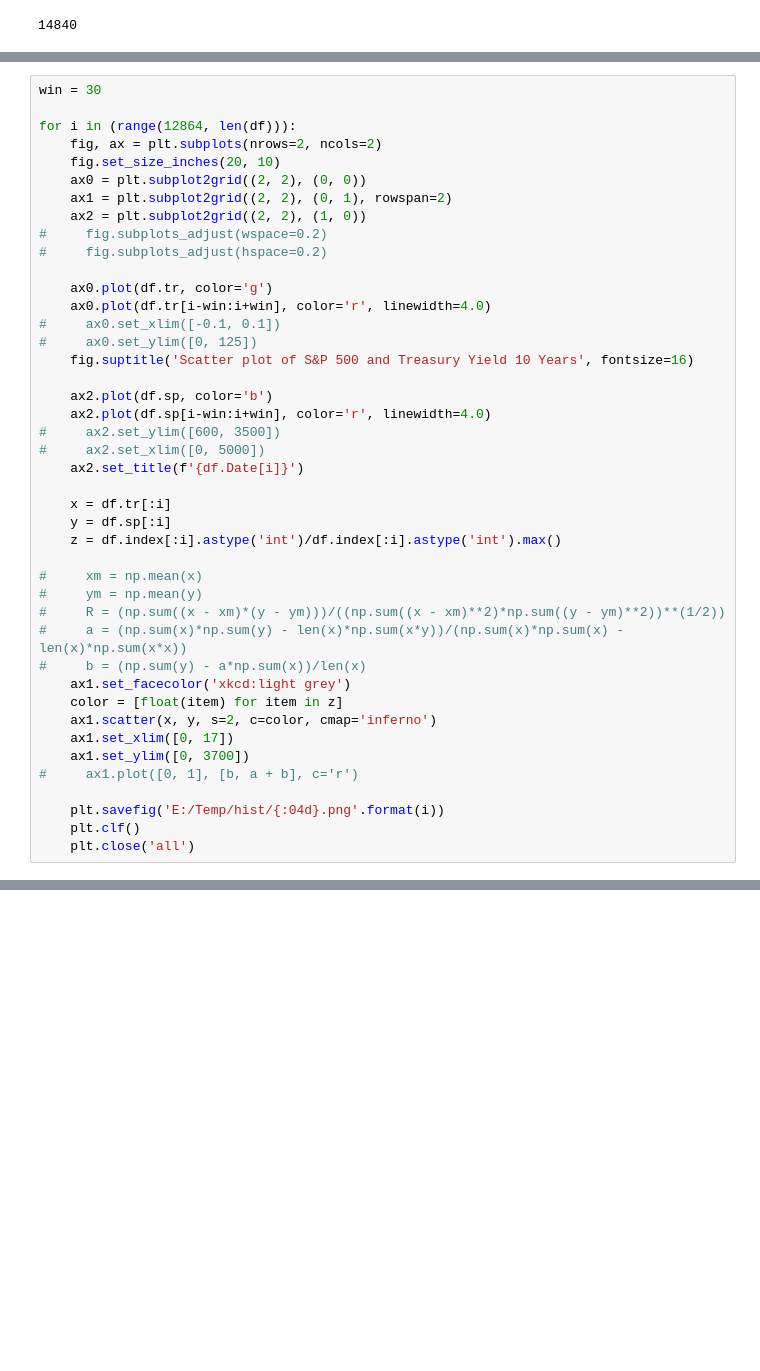
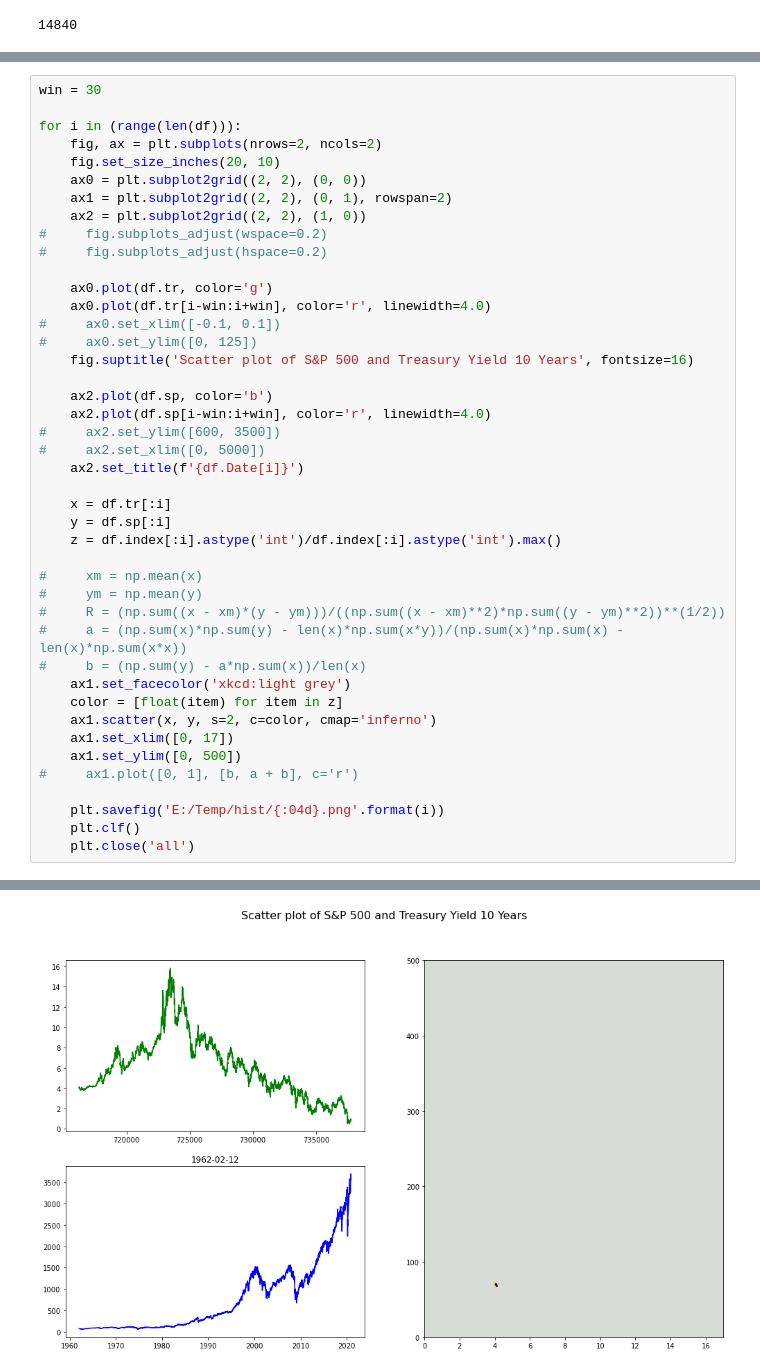
Before and after one commit to ksn38/fin, a Jupyter notebook: sptr.ipynb, the cells around one changed output, grey strips where cells are left out. Saved outputs shown, nothing was run; the diff lists cells and outputs as text; blank space fills up the shorter version.

```diff
--- a/sptr.ipynb
+++ b/sptr.ipynb
@@ -79,7 +79,7 @@ for i in (10, 10000, 14800):
 # %%
 win = 30
 
-for i in (range(12864, len(df))):
+for i in (range(len(df))):
     fig, ax = plt.subplots(nrows=2, ncols=2)
     fig.set_size_inches(20, 10)
     ax0 = plt.subplot2grid((2, 2), (0, 0))
@@ -113,9 +113,10 @@ for i in (range(12864, len(df))):
     color = [float(item) for item in z]
     ax1.scatter(x, y, s=2, c=color, cmap='inferno')
     ax1.set_xlim([0, 17])
-    ax1.set_ylim([0, 3700])
+    ax1.set_ylim([0, 500])
 #     ax1.plot([0, 1], [b, a + b], c='r')
 
     plt.savefig('E:/Temp/hist/{:04d}.png'.format(i))
     plt.clf()
     plt.close('all')
+# %% [output]
@@ -121,0 +124 @@ for i in (range(12864, len(df))):
+[figure, added]
```
Also changed, not shown: parts of 2 cells of this notebook.
